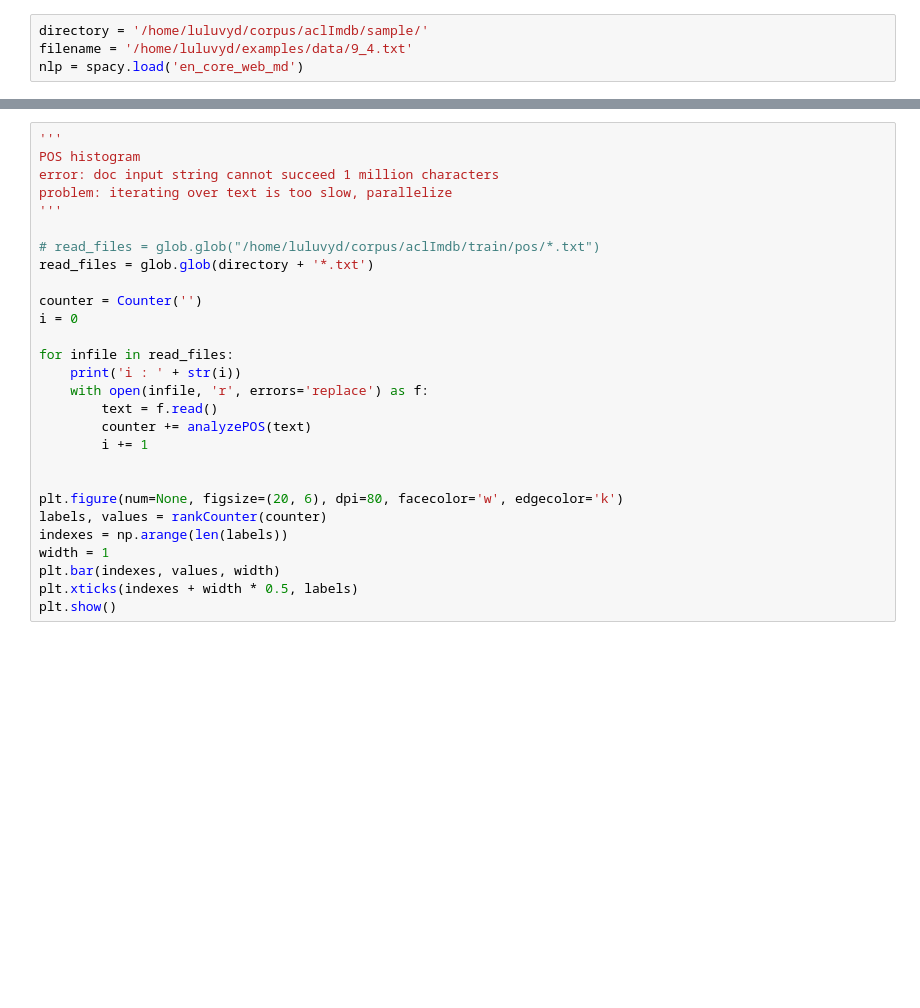
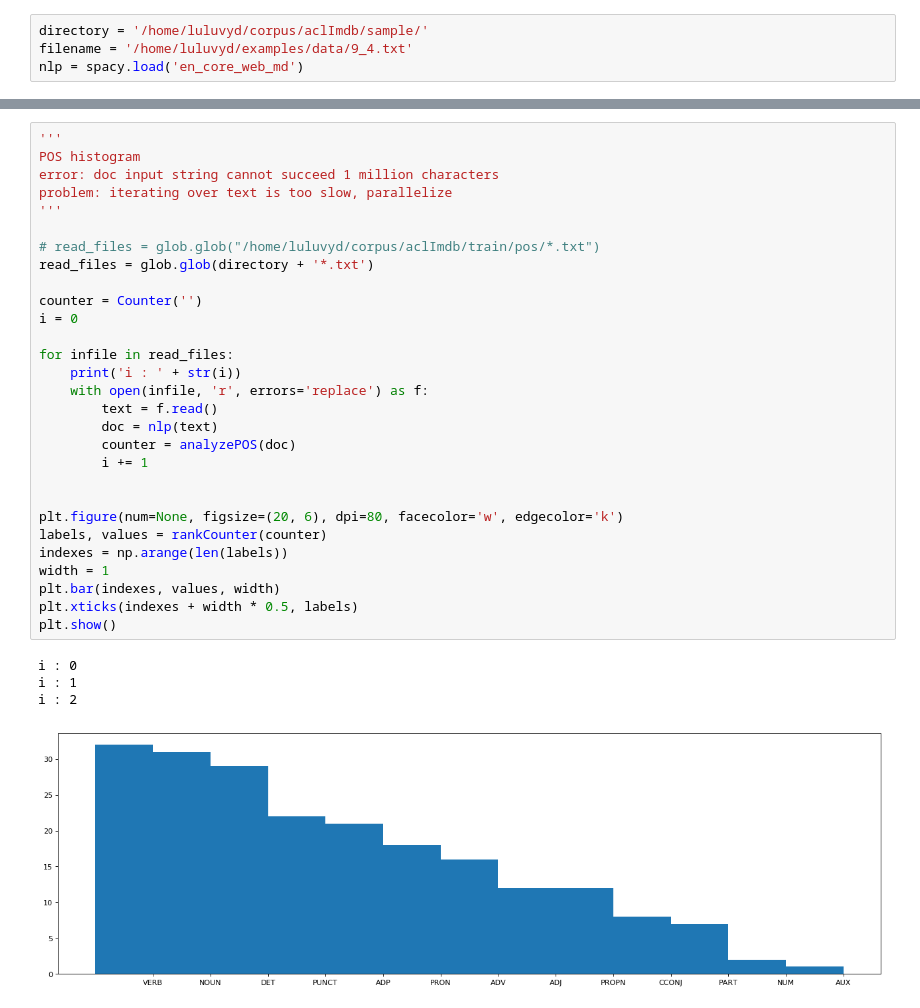
Before and after one commit to lucerne/com_metrics_chatbot, a Jupyter notebook: code/analysis/analyze_aclImdb.ipynb, the cells around one changed output, grey strips where cells are left out. Cells and saved outputs as stored; diff of their text form; blank space fills up the shorter version.

```diff
--- a/code/analysis/analyze_aclImdb.ipynb
+++ b/code/analysis/analyze_aclImdb.ipynb
@@ -133,31 +152,37 @@ if __name__ == "__main__":
 # %%
 '''
 POS histogram
 error: doc input string cannot succeed 1 million characters
 problem: iterating over text is too slow, parallelize
 '''
 
 # read_files = glob.glob("/home/luluvyd/corpus/aclImdb/train/pos/*.txt")
 read_files = glob.glob(directory + '*.txt')
 
 counter = Counter('')
 i = 0
 
 for infile in read_files:
     print('i : ' + str(i))
     with open(infile, 'r', errors='replace') as f:
         text = f.read()
-        counter += analyzePOS(text)
+        doc = nlp(text)
+        counter = analyzePOS(doc)
         i += 1
 
 
 plt.figure(num=None, figsize=(20, 6), dpi=80, facecolor='w', edgecolor='k')
 labels, values = rankCounter(counter)
 indexes = np.arange(len(labels))
 width = 1
 plt.bar(indexes, values, width)
 plt.xticks(indexes + width * 0.5, labels)
 plt.show()
+# %% [output]
+i : 0
+i : 1
+i : 2
+[figure, added]
 # %%
 '''
 Sentence length histogram
```
Also changed, not shown: parts of 27 cells of this notebook.
